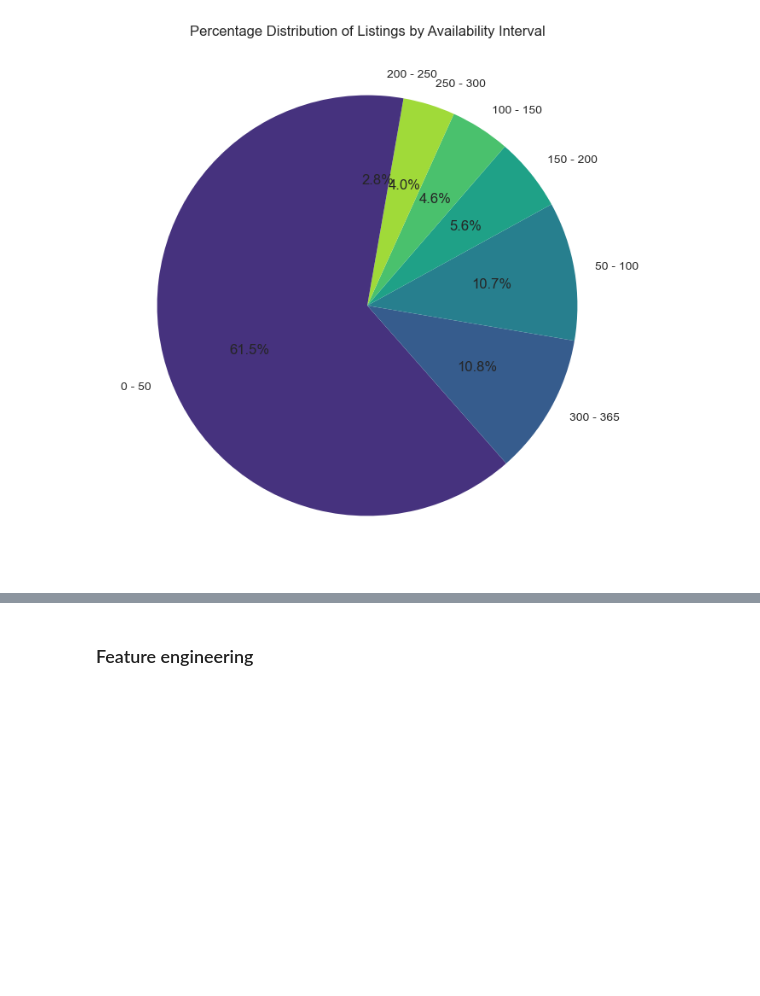
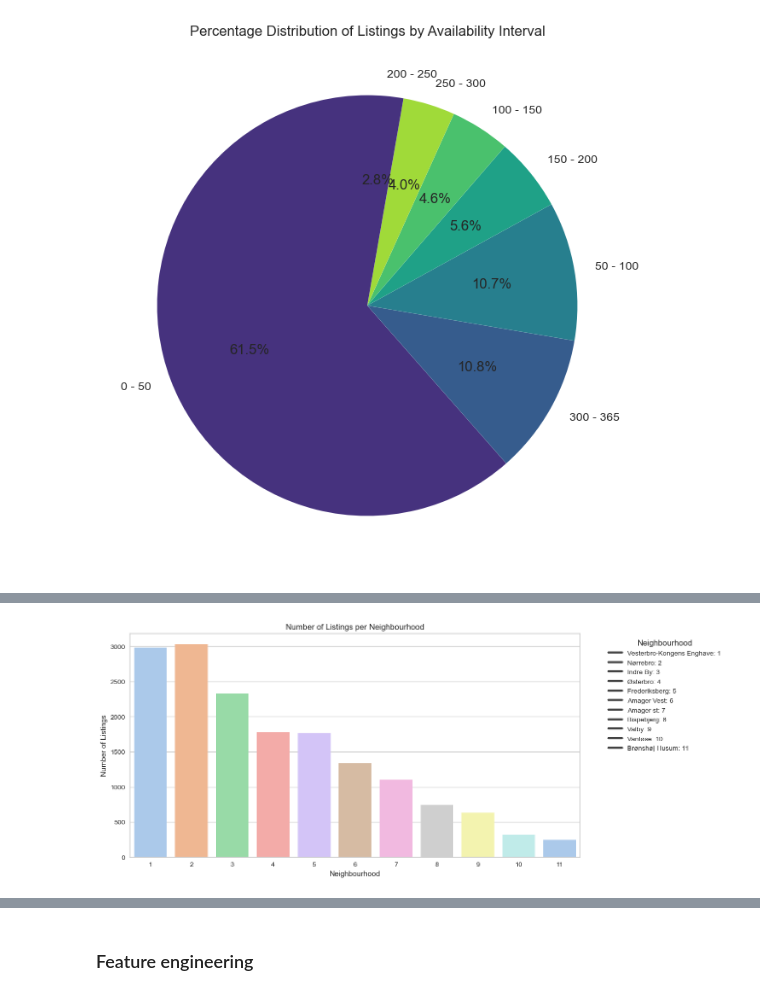
Before and after one commit to cph-mh1088/cph_airbnb, a Jupyter notebook: Airbnb cleaning.ipynb, the cells around one changed output, grey strips where cells are left out. Saved outputs shown, nothing was run; the diff lists cells and outputs as text; code cells hidden in the pictures; blank space fills up the shorter version.

```diff
--- a/Airbnb cleaning.ipynb
+++ b/Airbnb cleaning.ipynb
@@ -941,0 +813,3 @@ display_bubble_chart(population_density_data)
+# %%
+listings_per_neighbourhood = cph_listings_df['neighbourhood_cleansed'].value_counts()
+print(listings_per_neighbourhood)
@@ -941,0 +830,11 @@ display_bubble_chart(population_density_data)
+# %%
+# plot listings per neighbourhood
+plt.figure(figsize=(12, 6))
+sns.barplot(x=listings_per_neighbourhood.index, y=listings_per_neighbourhood.values, palette='pastel')
+plt.title('Number of Listings per Neighbourhood')
+plt.xlabel('Neighbourhood')
+plt.ylabel('Number of Listings')
+plt.legend(labels=[f"{num}: {neighbourhood_mapping[num]}" for num in neighbourhood_mapping], title='Neighbourhood', bbox_to_anchor=(1.05, 1), loc='upper left')
+plt.show()
+# %% [output]
+[figure, added]
```
Also changed, not shown: parts of 30 cells of this notebook, 3 other files.
